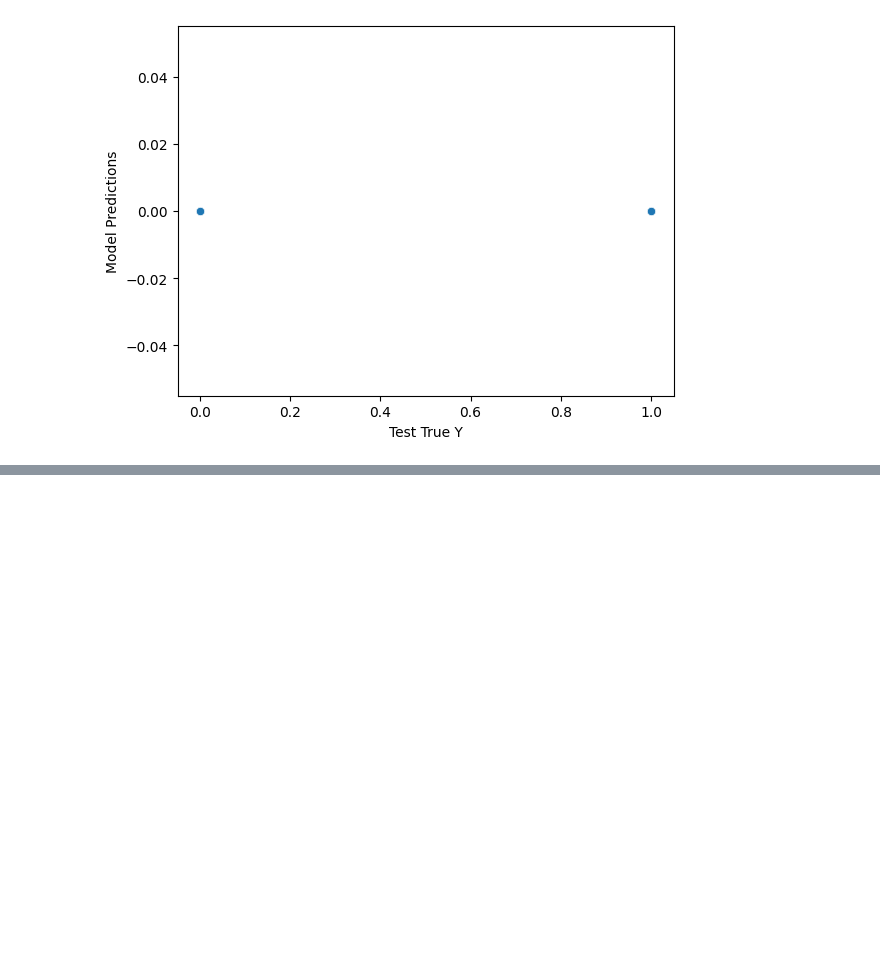
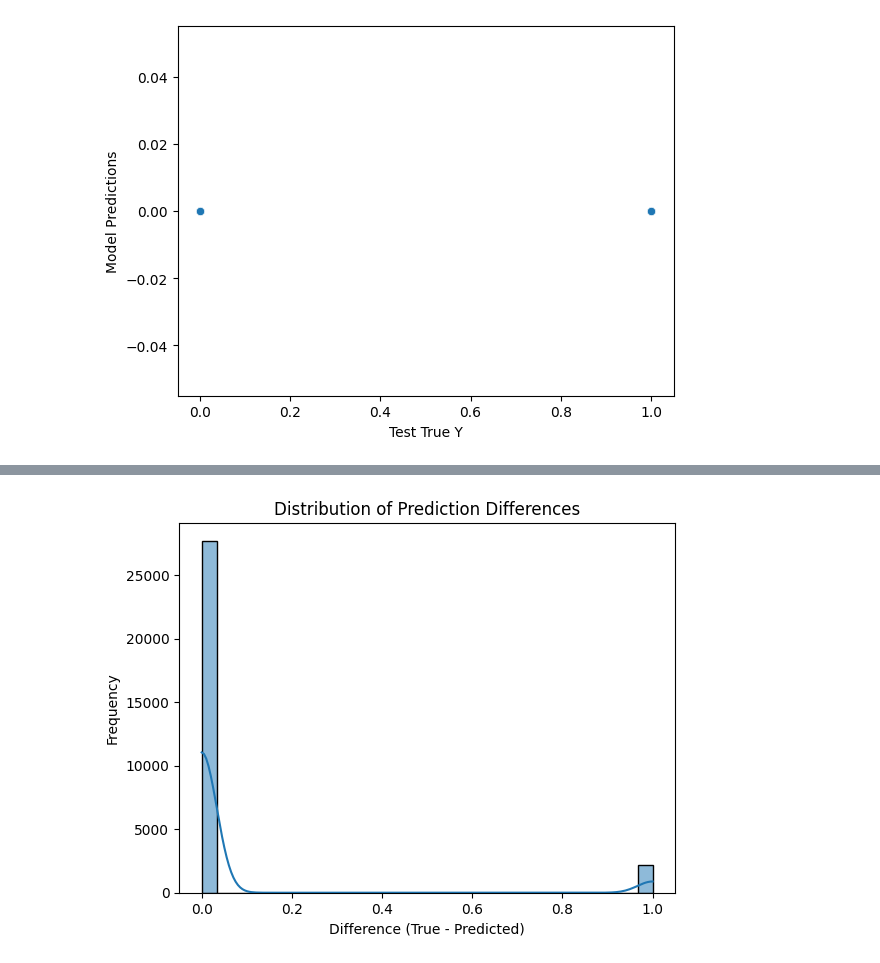
Before and after one commit to crypt0kitik/Deep_Learning, a Jupyter notebook: 2 - ANN for classification/03 - Neural network_1.ipynb, the cells around one changed output, grey strips where cells are left out. Drawn from its saved outputs; the diff is of its cells as text; code cells hidden in the pictures; blank space fills up the shorter version.

```diff
--- a/2 - ANN for classification/03 - Neural network_1.ipynb
+++ b/2 - ANN for classification/03 - Neural network_1.ipynb
@@ -234,0 +281,15 @@ plt.close()
+# %%
+import seaborn as sns
+import matplotlib.pyplot as plt
+
+# Assuming you have already calculated the prediction differences
+prediction_difference = y_test - test_predictions_classes  # Adjust based on how you handle predictions
+
+# Create a histogram of the prediction differences
+sns.histplot(prediction_difference, bins=30, kde=True)  # Add kde=True for the kernel density estimate
+plt.title('Distribution of Prediction Differences')
+plt.xlabel('Difference (True - Predicted)')
+plt.ylabel('Frequency')
+plt.show()
+# %% [output]
+[figure, added]
```
Also changed, not shown: parts of 10 cells of this notebook, 4 other files.
